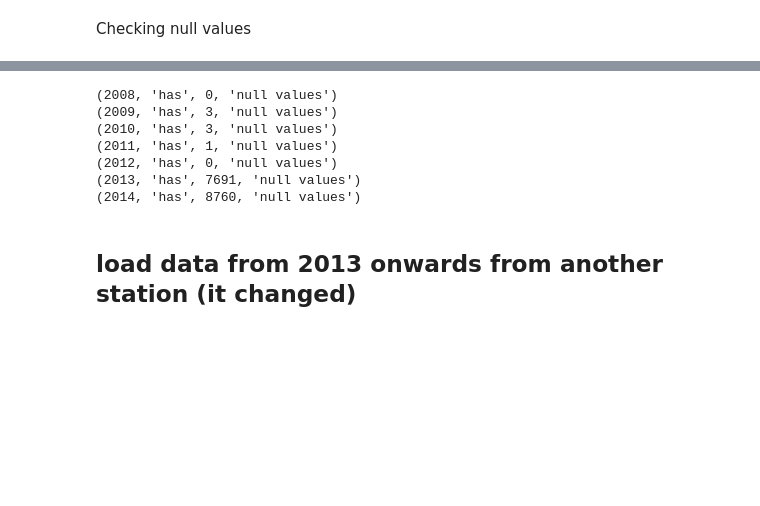
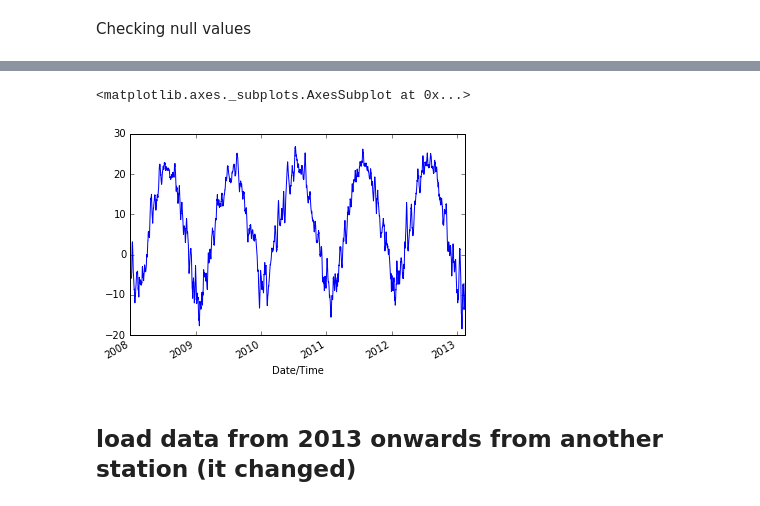
Before and after one commit to casiuncoloso/NATEM_Applied_Energy2017, a Jupyter notebook: household heating availability factors.ipynb, the cells around one changed output, grey strips where cells are left out. Cells and saved outputs as stored; diff of their text form; code cells hidden in the pictures; blank space fills up the shorter version.

```diff
--- a/household heating availability factors.ipynb
+++ b/household heating availability factors.ipynb
@@ -43,11 +89,0 @@ mont1.head()
-# %%
-for year in range(2008,2015):
-    print ((year,'has', mont1[str(year)]['Temp (°C)'].isnull().sum(), "null values"))
-# %% [output]
-(2008, 'has', 0, 'null values')
-(2009, 'has', 3, 'null values')
-(2010, 'has', 3, 'null values')
-(2011, 'has', 1, 'null values')
-(2012, 'has', 0, 'null values')
-(2013, 'has', 7691, 'null values')
-(2014, 'has', 8760, 'null values')
@@ -56,3 +92,9 @@ for year in range(2008,2015):
+# %%
+# weekly rolling average
+mont1['Temp (°C)'].rolling(168).mean().plot()
+# %% [output]
+<matplotlib.axes._subplots.AxesSubplot at 0x...>
+[figure, added]
 # %% [markdown]
 ## load data from 2013 onwards from another station (it changed)
 # %%
```
Also changed, not shown: parts of 29 cells of this notebook.
